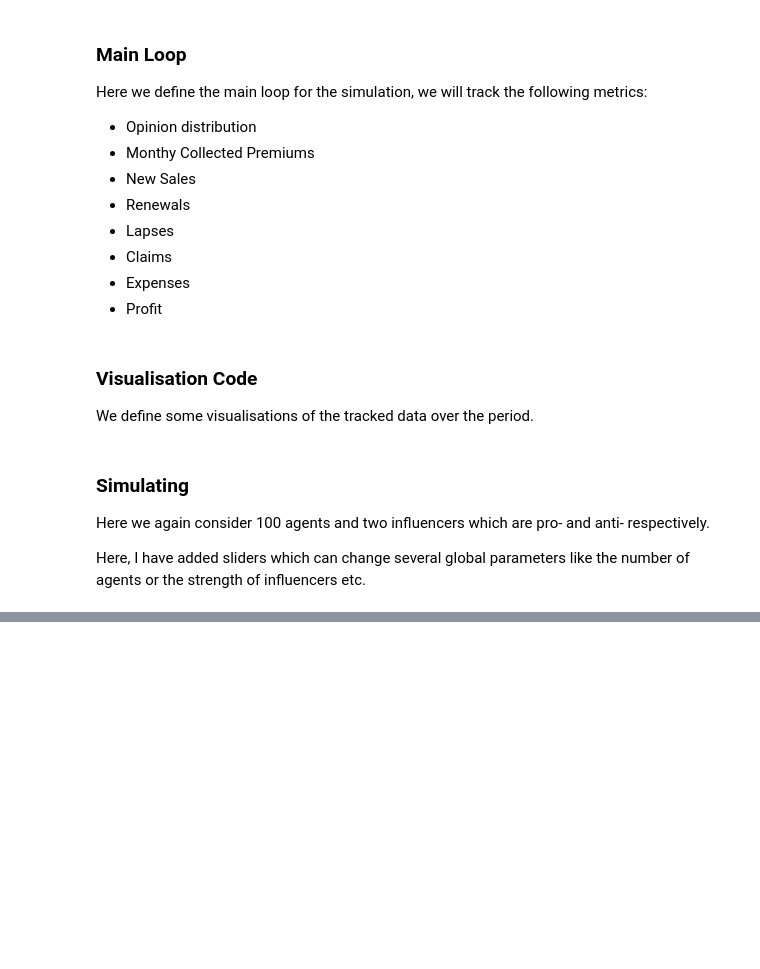
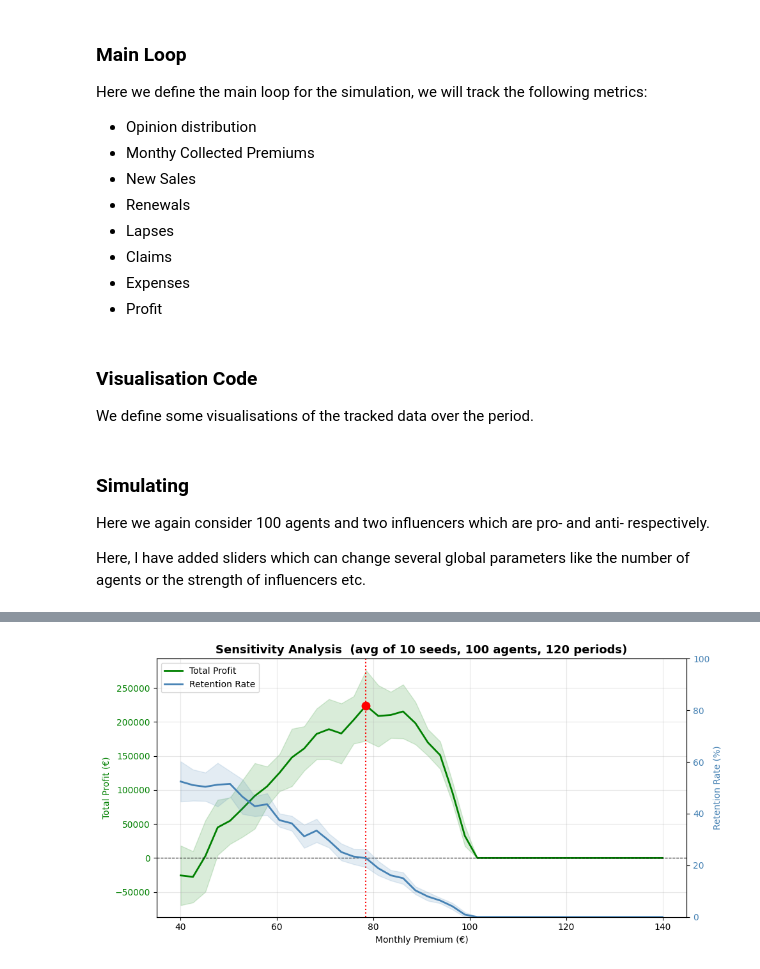
Before and after one commit to jprabhav/OpinionDynamics, a Jupyter notebook: Hybrid_Opinion_Risk_Model.ipynb, the cells around one changed output, grey strips where cells are left out. Saved outputs shown, nothing was run; the diff lists cells and outputs as text; code cells hidden in the pictures; blank space fills up the shorter version.

```diff
--- a/Hybrid_Opinion_Risk_Model.ipynb
+++ b/Hybrid_Opinion_Risk_Model.ipynb
@@ -612,0 +812,90 @@ SUMMARY
+# %%
+# Parameters
+
+avg_claim_size    = 2000
+claim_probability = 0.02
+n_agents          = 100
+n_periods         = 120
+expense_ratio     = 0.1
+n_seeds           = 10
+
+theta_values = np.linspace(0, 2.5, 40)
+premiums     = np.array([calculate_premium(avg_claim_size, t, claim_probability)
+                         for t in theta_values])
+
+# Sweep
+profits_matrix   = np.zeros((n_seeds, len(theta_values)))
+retention_matrix = np.zeros((n_seeds, len(theta_values)))
+
+for j, theta in enumerate(theta_values):
+    for s in range(n_seeds):
+        _, _, metrics = run_price_simulation(
+            n_agents          = n_agents,
+            n_periods         = n_periods,
+            avg_claim_size    = avg_claim_size,
+            theta             = theta,
+            claim_probability = claim_probability,
+            expense_ratio     = expense_ratio,
+            seed              = s
+        )
+        total_renewals = sum(metrics['renewals'])
+        total_lapses   = sum(metrics['lapses'])
+
+        profits_matrix[s, j]   = sum(metrics['profit'])
+        retention_matrix[s, j] = total_renewals / (total_renewals + total_lapses) * 100 \
+                                  if (total_renewals + total_lapses) > 0 else 0
+
+# Summary
+
+mean_profits   = profits_matrix.mean(axis=0)
+std_profits    = profits_matrix.std(axis=0)
+mean_retention = retention_matrix.mean(axis=0)
+std_retention  = retention_matrix.std(axis=0)
+
+opt_idx     = np.argmax(mean_profits)
+opt_premium = premiums[opt_idx]
+opt_profit  = mean_profits[opt_idx]
+
+print(f"Optimal monthly premium: €{opt_premium:.2f}")
+print(f"Maximum total profit:    €{opt_profit:,.0f}")
+
+# Plotting
+fig, ax1 = plt.subplots(figsize=(10, 5))
+
+# Left axis — profit
+ax1.plot(premiums, mean_profits, color='green', linewidth=2, label='Total Profit')
+ax1.fill_between(premiums,
+                 mean_profits - std_profits,
+                 mean_profits + std_profits,
+                 color='green', alpha=0.15)
+ax1.axhline(0, color='black', linestyle='--', linewidth=0.8)
+ax1.axvline(opt_premium, color='red', linestyle=':', linewidth=1.5)
+ax1.scatter([opt_premium], [opt_profit], color='red', zorder=5, s=80)
+ax1.set_xlabel('Monthly Premium (€)')
+ax1.set_ylabel('Total Profit (€)', color='green')
+ax1.tick_params(axis='y', labelcolor='green')
+ax1.grid(True, alpha=0.3)
+
+# Right axis — retention
+ax2 = ax1.twinx()
+ax2.plot(premiums, mean_retention, color='steelblue', linewidth=2, label='Retention Rate')
+ax2.fill_between(premiums,
+                 mean_retention - std_retention,
+                 mean_retention + std_retention,
+                 color='steelblue', alpha=0.15)
+ax2.set_ylabel('Retention Rate (%)', color='steelblue')
+ax2.tick_params(axis='y', labelcolor='steelblue')
+ax2.set_ylim(0, 100)
+
+# Combined legend
+lines1, labels1 = ax1.get_legend_handles_labels()
+lines2, labels2 = ax2.get_legend_handles_labels()
+ax1.legend(lines1 + lines2, labels1 + labels2, loc='upper left')
+
+plt.title(
+    f'Sensitivity Analysis  (avg of {n_seeds} seeds, {n_agents} agents, {n_periods} periods)',
+    fontsize=13, fontweight='bold'
+)
+plt.tight_layout()
+plt.show()
+# %% [output]
@@ -612,0 +904 @@ SUMMARY
+[figure, added]
```
Also changed, not shown: parts of 8 cells of this notebook.
